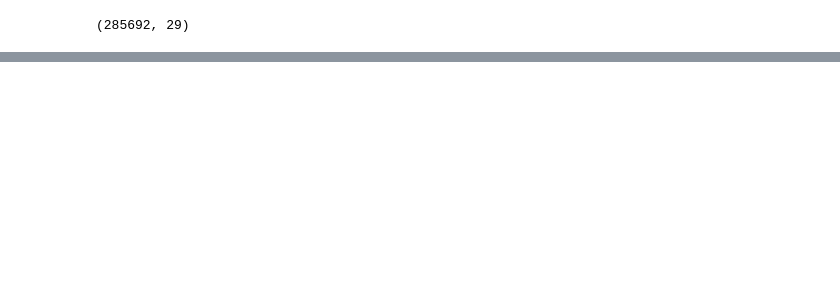
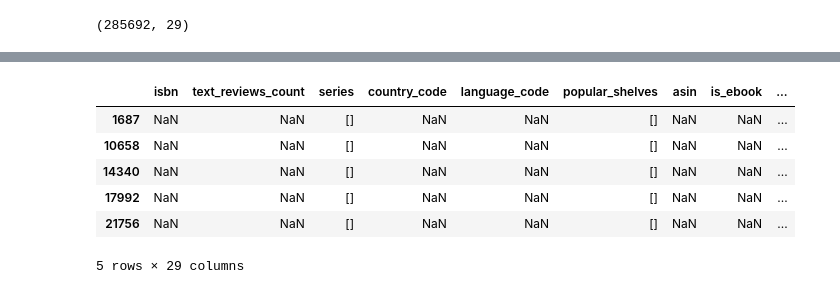
Before and after one commit to FrisoHarlaar/MSc-Data-Science-Thesis, a Jupyter notebook: Exploratory Data Analysis.ipynb, the cells around one changed output, grey strips where cells are left out. Cells and saved outputs as stored; diff of their text form; code cells hidden in the pictures; blank space fills up the shorter version.

```diff
--- a/Exploratory Data Analysis.ipynb
+++ b/Exploratory Data Analysis.ipynb
@@ -257,4 +244,5 @@ dtype: int64
 # %%
-display(df[(df['image_url'] == NO_IMAGE_LINK) & (df['description'].isna())].shape)
+no_image_and_desc = df[(df['image_url'] == NO_IMAGE_LINK) & (df['description'].isna())]
+display(no_image_and_desc.shape)
 # %% [output]
 (285692, 29)
@@ -262,0 +278,12 @@ display(df[(df['image_url'] == NO_IMAGE_LINK) & (df['description'].isna())].shap
+# %%
+no_url = df[df['url'].isna()]
+display(no_url.head())
+df.drop(no_url.index, axis="index", inplace=True)
+# %% [output]
+|  | isbn | text_reviews_count | series | country_code | language_code | popular_shelves | asin | is_ebook | ... |
+| 1687 | NaN | NaN | [] | NaN | NaN | [] | NaN | NaN | ... |
+| 10658 | NaN | NaN | [] | NaN | NaN | [] | NaN | NaN | ... |
+| 14340 | NaN | NaN | [] | NaN | NaN | [] | NaN | NaN | ... |
+| 17992 | NaN | NaN | [] | NaN | NaN | [] | NaN | NaN | ... |
+| 21756 | NaN | NaN | [] | NaN | NaN | [] | NaN | NaN | ... |
+5 rows × 29 columns
```
Also changed, not shown: parts of 34 cells of this notebook.
